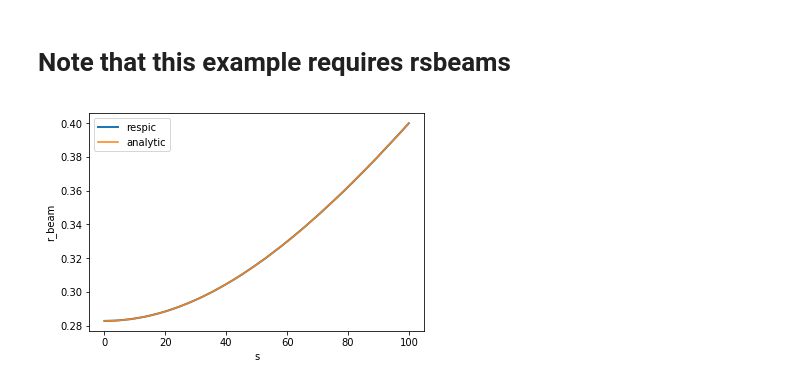
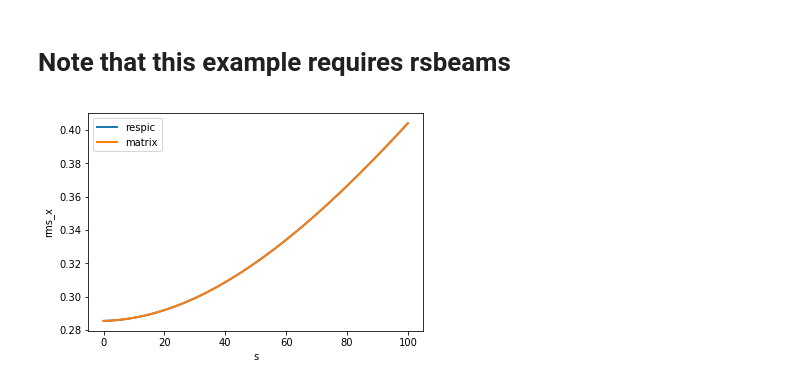
Before and after one commit to radiasoft/rsrespic, a Jupyter notebook: examples/kv_expansion_zero_current.ipynb, the cells around one changed output. Saved outputs shown, nothing was run; the diff lists cells and outputs as text; code cells hidden in the pictures.

```diff
--- a/examples/kv_expansion_zero_current.ipynb
+++ b/examples/kv_expansion_zero_current.ipynb
@@ -27,7 +27,7 @@ pi = np.pi
 Q_mks = 1.0e-50
 ds = 0.1
 s = 0.
-emit = 1.0e-6
+emit = 4.0e-6
 Q = constants.charge_mks_to_cgs(Q_mks)
 
 
@@ -59,8 +59,12 @@ E = 0.2e6
 my_kv_beam = particles.particles_2D_delta(new_distribution, # dx_tent = 1 * L_min, dy_tent = 1 * L_min,
     bunch_charge = Q, species_charge = q, species_mass = m_e, K_e = E)
 
+# This is for the matrix map
+my_kv_beam_matrix = new_distribution
+
 ## instantiate the diagnostics
-ptcl_diag = diagnostics.bunch_statistics()
+respic_diag = diagnostics.bunch_statistics()
+matrix_diag = diagnostics.bunch_statistics(divergence_coordinates = True)
 # %%
 ## Load the maps and define the stepper
 maps = solvers.symplectic_maps()
@@ -68,18 +72,25 @@ maps = solvers.symplectic_maps()
 ## Define steppers
 def step(particles, ds = ds):
     maps.drift(particles, ds = ds)
+
+
+def step_matrix(particles, ds = ds):
+    particles.x = particles.x + ds * particles.xp
+    particles.y = particles.y + ds * particles.yp
 # %%
 ## Here we run the simulation, 1000 steps using the stepper functions defined in the previous block
-ptcl_diag.update(s, my_kv_beam)
+respic_diag.update(s, my_kv_beam)
+matrix_diag.update(s, my_kv_beam_matrix)
 
 k = 0
 
 while k < 1000:
 
     step(my_kv_beam)
+    step_matrix(my_kv_beam_matrix)
 
     s = s + ds
 
-    ptcl_diag.update(s, my_kv_beam)
-
+    respic_diag.update(s, my_kv_beam)
+    matrix_diag.update(s, my_kv_beam_matrix)
     k = k + 1
@@ -93,15 +97,15 @@ r_analyitic = utilities.round_beam_expansion(s_array, 2. * newKVBunch.emit, sigm
 # %%
 ## Plotting
 
 x_key = 's'
-y_key = 'r_beam'
+y_key = 'rms_x'
 
 plt.figure()
-ptcl_diag.plot(x_key, y_key)
-plt.plot(s_array * 100, r_analyitic[:,0] * 100.)
+respic_diag.plot(x_key, y_key)
+matrix_diag.plot(x_key, y_key)
 plt.xlabel(x_key)
 plt.ylabel(y_key)
-plt.legend(['respic', 'analytic'])
+plt.legend(['respic', 'matrix'])
 plt.show()
 # %% [output]
-[figure, old version]
+[figure, new version]
```
Also changed, not shown: parts of 1 cell of this notebook, 2 other files.
